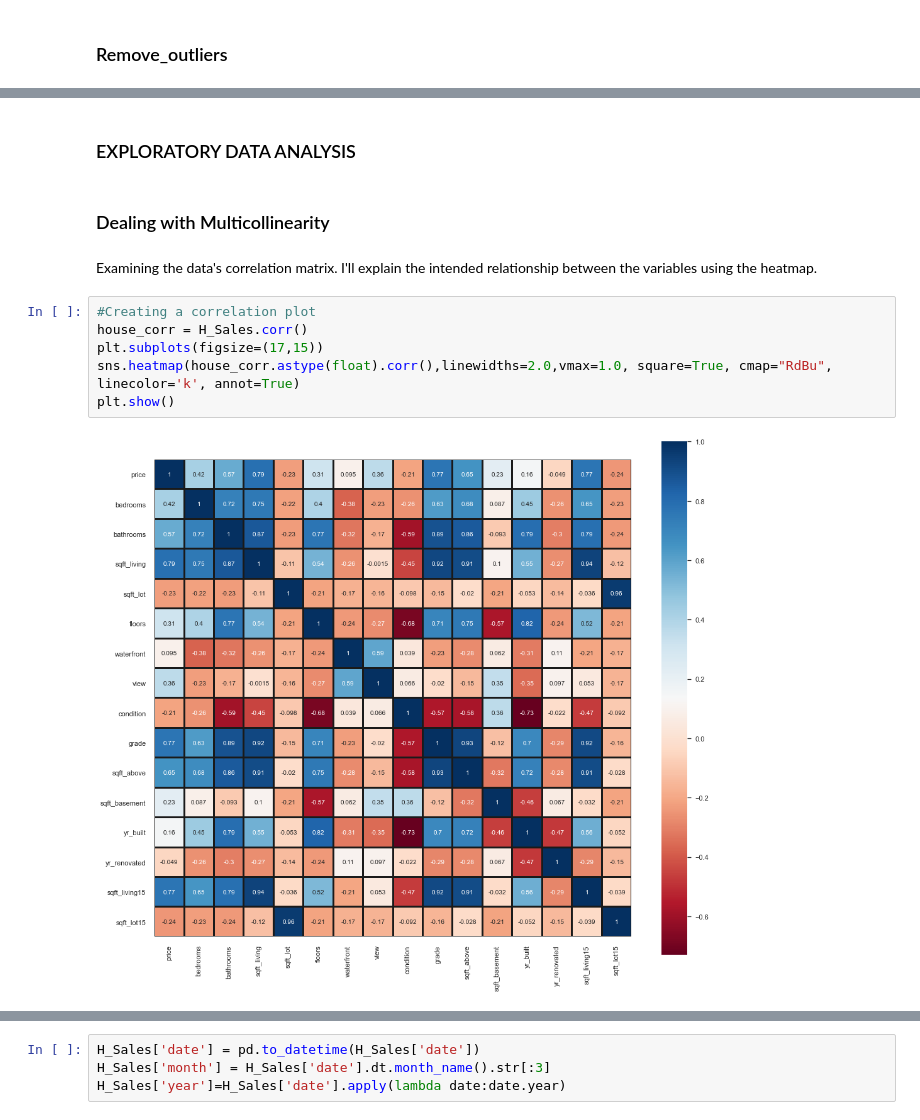
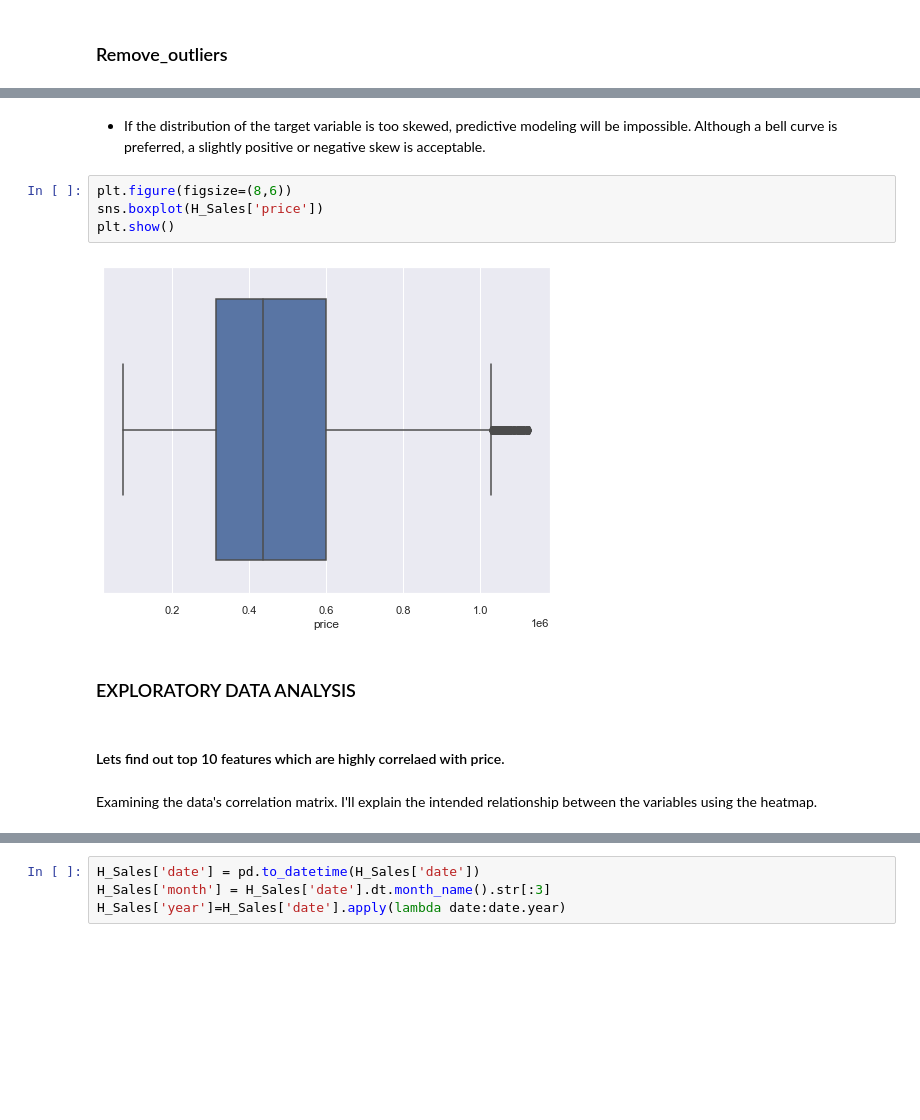
Before and after one commit to olaidekashimawo/King-County-House-Sales, a Jupyter notebook: H_Sale.ipynb, the cells around one changed output, grey strips where cells are left out. Cells and saved outputs as stored; diff of their text form; blank space fills up the shorter version.

```diff
--- a/H_Sale.ipynb
+++ b/H_Sale.ipynb
@@ -281,15 +340,15 @@ memory usage: 2.7+ MB
+# %% [markdown]
+- If the distribution of the target variable is too skewed, predictive modeling will be impossible. Although a bell curve is preferred, a slightly positive or negative skew is acceptable.
+# %%
+plt.figure(figsize=(8,6))
+sns.boxplot(H_Sales['price'])
+plt.show()
+# %% [output]
+[figure, added]
 # %% [markdown]
 ### EXPLORATORY DATA ANALYSIS
-# %% [markdown]
-### Dealing with Multicollinearity
+# %% [markdown]
+#### Lets find out top 10 features which are highly correlaed with price.
 # %% [markdown]
 Examining the data's correlation matrix. I'll explain the intended relationship between the variables using the heatmap.
-# %%
-#Creating a correlation plot
-house_corr = H_Sales.corr()
-plt.subplots(figsize=(17,15))
-sns.heatmap(house_corr.astype(float).corr(),linewidths=2.0,vmax=1.0, square=True, cmap="RdBu", linecolor='k', annot=True)
-plt.show()
-# %% [output]
-[figure, removed]
 # %%
```
Also changed, not shown: parts of 98 cells of this notebook.
